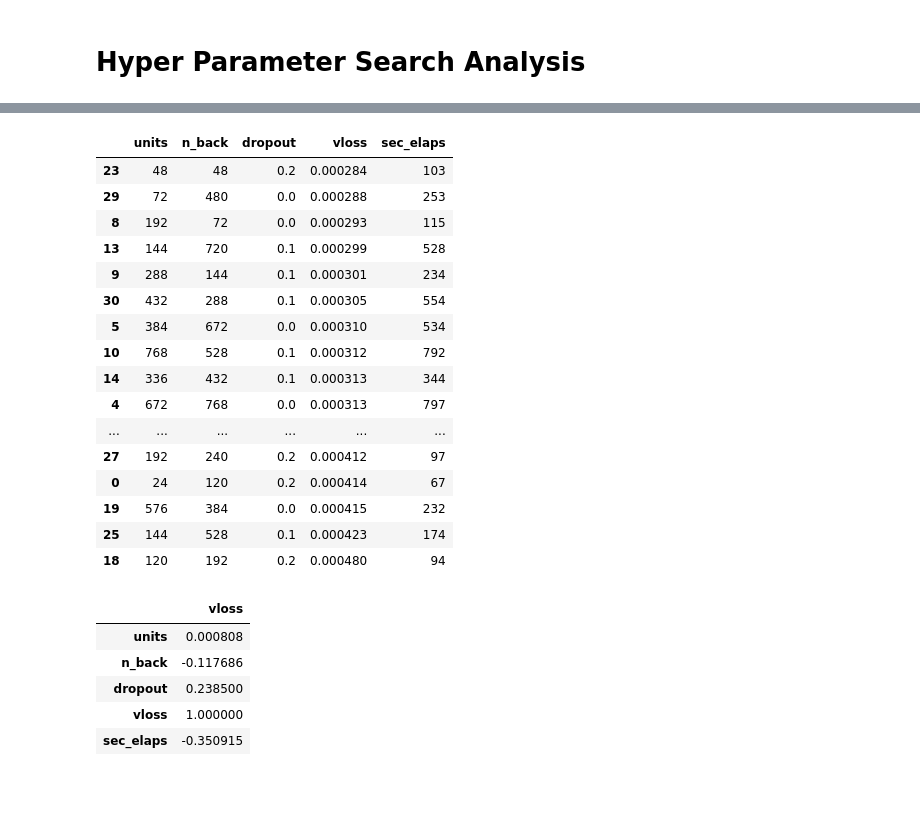
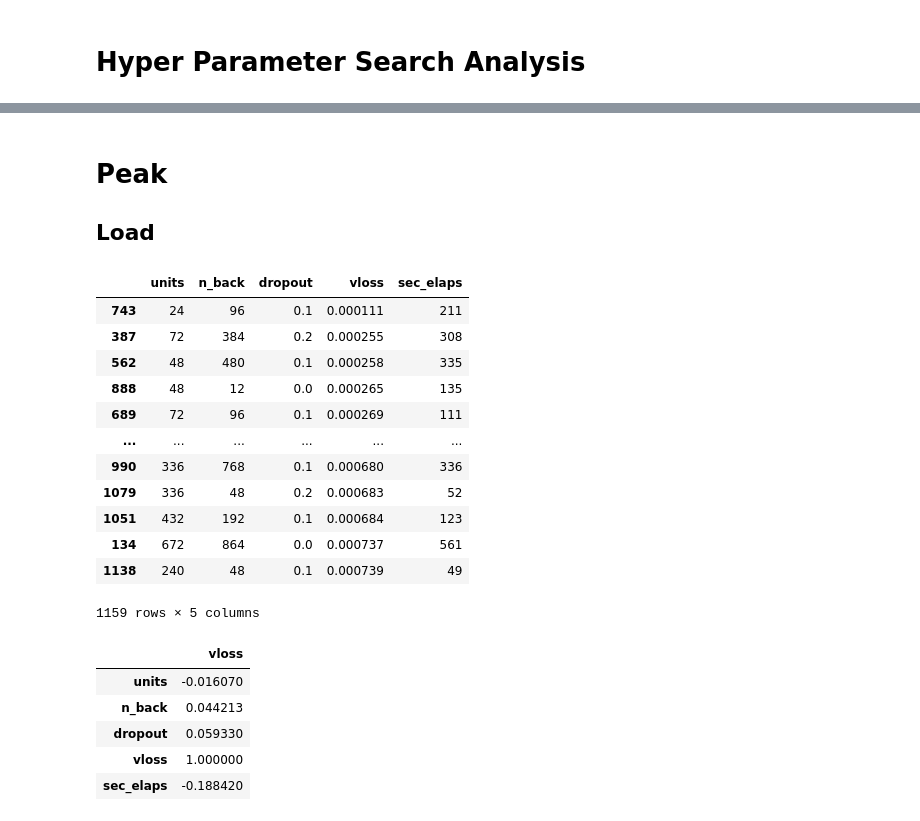
Before and after one commit to woodjmichael/PROPHET-Load_LSTM-mjw, a Jupyter notebook: HP Analysis.ipynb, the cells around one changed output, grey strips where cells are left out. Cells and saved outputs as stored; diff of their text form; code cells hidden in the pictures; blank space fills up the shorter version.

Commit message:
peak load hp best vloss 0.000111 (u24 nb96 d1), new folder data/input

```diff
--- a/HP Analysis.ipynb
+++ b/HP Analysis.ipynb
@@ -5,37 +101,40 @@ import pandas as pd
+# %% [markdown]
+# Peak
+
+## Load
 # %%
 proj_dir = r'C:/Users/Admin/Code/PROPHET-Load_LSTM/'
 out_dir = r'data/output/impianto_4/peak/hp_search/'
 
-hp_results_filename ='hp_search_patience1.csv'
+#hp_results_filename ='hp_search_patience1_continued.csv'
+hp_results_filename = 'hp_search_patience1_new250508.csv'
 
 df = pd.read_csv(proj_dir + out_dir + hp_results_filename,
                  index_col=0)\
-                 .sort_values('vloss')#,ascending=False)
+                     .sort_values('vloss')#,ascending=False)
+                     #.sort_values('skill',ascending=False)
+
 df
 # %% [output]
 |  | units | n_back | dropout | vloss | sec_elaps |
-| 23 | 48 | 48 | 0.2 | 0.000284 | 103 |
-| 29 | 72 | 480 | 0.0 | 0.000288 | 253 |
-| 8 | 192 | 72 | 0.0 | 0.000293 | 115 |
-| 13 | 144 | 720 | 0.1 | 0.000299 | 528 |
-| 9 | 288 | 144 | 0.1 | 0.000301 | 234 |
-| 30 | 432 | 288 | 0.1 | 0.000305 | 554 |
-| 5 | 384 | 672 | 0.0 | 0.000310 | 534 |
-| 10 | 768 | 528 | 0.1 | 0.000312 | 792 |
-| 14 | 336 | 432 | 0.1 | 0.000313 | 344 |
-| 4 | 672 | 768 | 0.0 | 0.000313 | 797 |
+| 743 | 24 | 96 | 0.1 | 0.000111 | 211 |
+| 387 | 72 | 384 | 0.2 | 0.000255 | 308 |
+| 562 | 48 | 480 | 0.1 | 0.000258 | 335 |
+| 888 | 48 | 12 | 0.0 | 0.000265 | 135 |
+| 689 | 72 | 96 | 0.1 | 0.000269 | 111 |
 | ... | ... | ... | ... | ... | ... |
-| 27 | 192 | 240 | 0.2 | 0.000412 | 97 |
-| 0 | 24 | 120 | 0.2 | 0.000414 | 67 |
-| 19 | 576 | 384 | 0.0 | 0.000415 | 232 |
-| 25 | 144 | 528 | 0.1 | 0.000423 | 174 |
-| 18 | 120 | 192 | 0.2 | 0.000480 | 94 |
+| 990 | 336 | 768 | 0.1 | 0.000680 | 336 |
+| 1079 | 336 | 48 | 0.2 | 0.000683 | 52 |
+| 1051 | 432 | 192 | 0.1 | 0.000684 | 123 |
+| 134 | 672 | 864 | 0.0 | 0.000737 | 561 |
+| 1138 | 240 | 48 | 0.1 | 0.000739 | 49 |
+1159 rows × 5 columns
 # %%
 df.corr()['vloss'].to_frame()
 # %% [output]
 |  | vloss |
-| units | 0.000808 |
-| n_back | -0.117686 |
-| dropout | 0.238500 |
+| units | -0.016070 |
+| n_back | 0.044213 |
+| dropout | 0.059330 |
 | vloss | 1.000000 |
-| sec_elaps | -0.350915 |
+| sec_elaps | -0.188420 |
```
Also changed, not shown: parts of 10 cells of this notebook, 42 other files.
